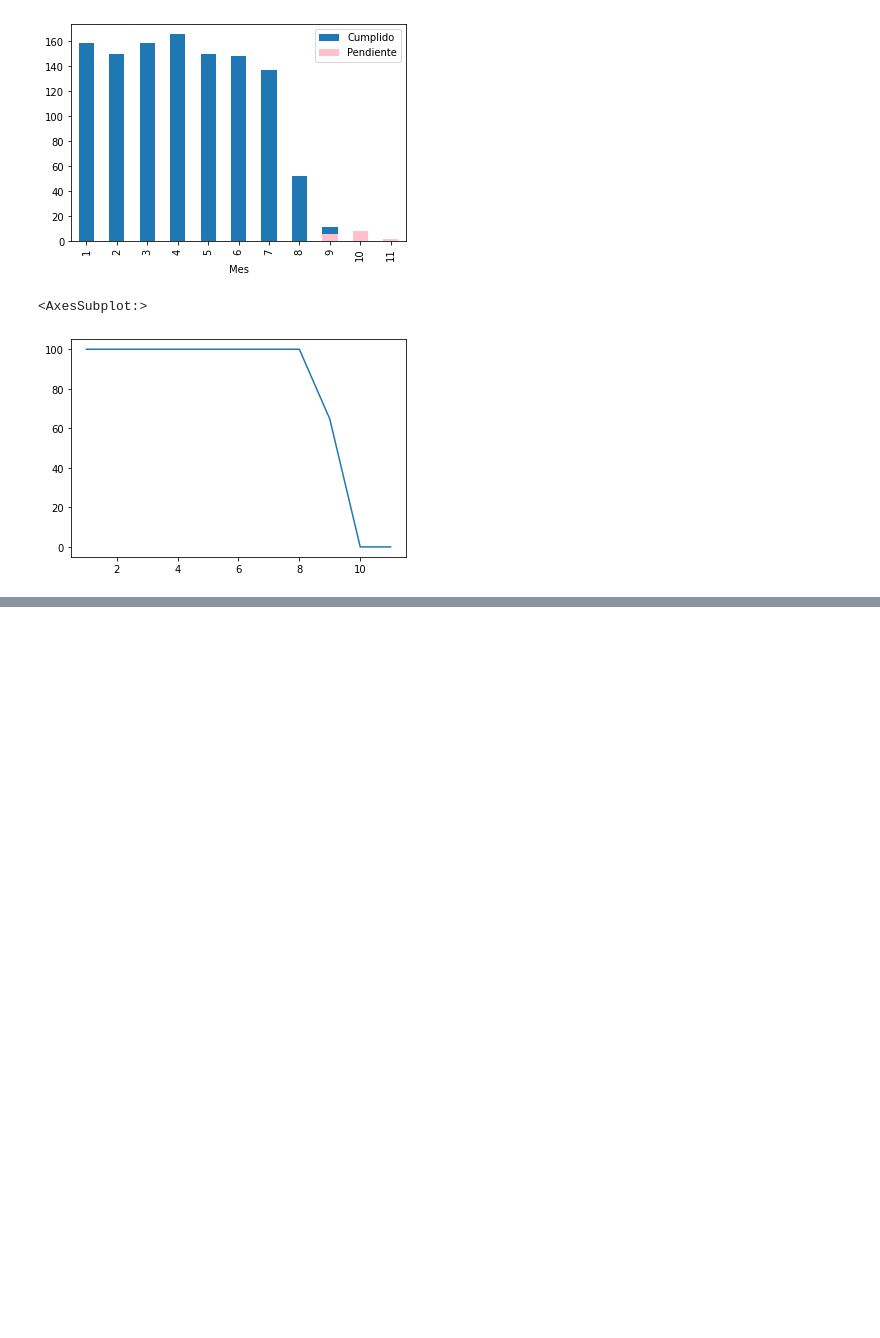
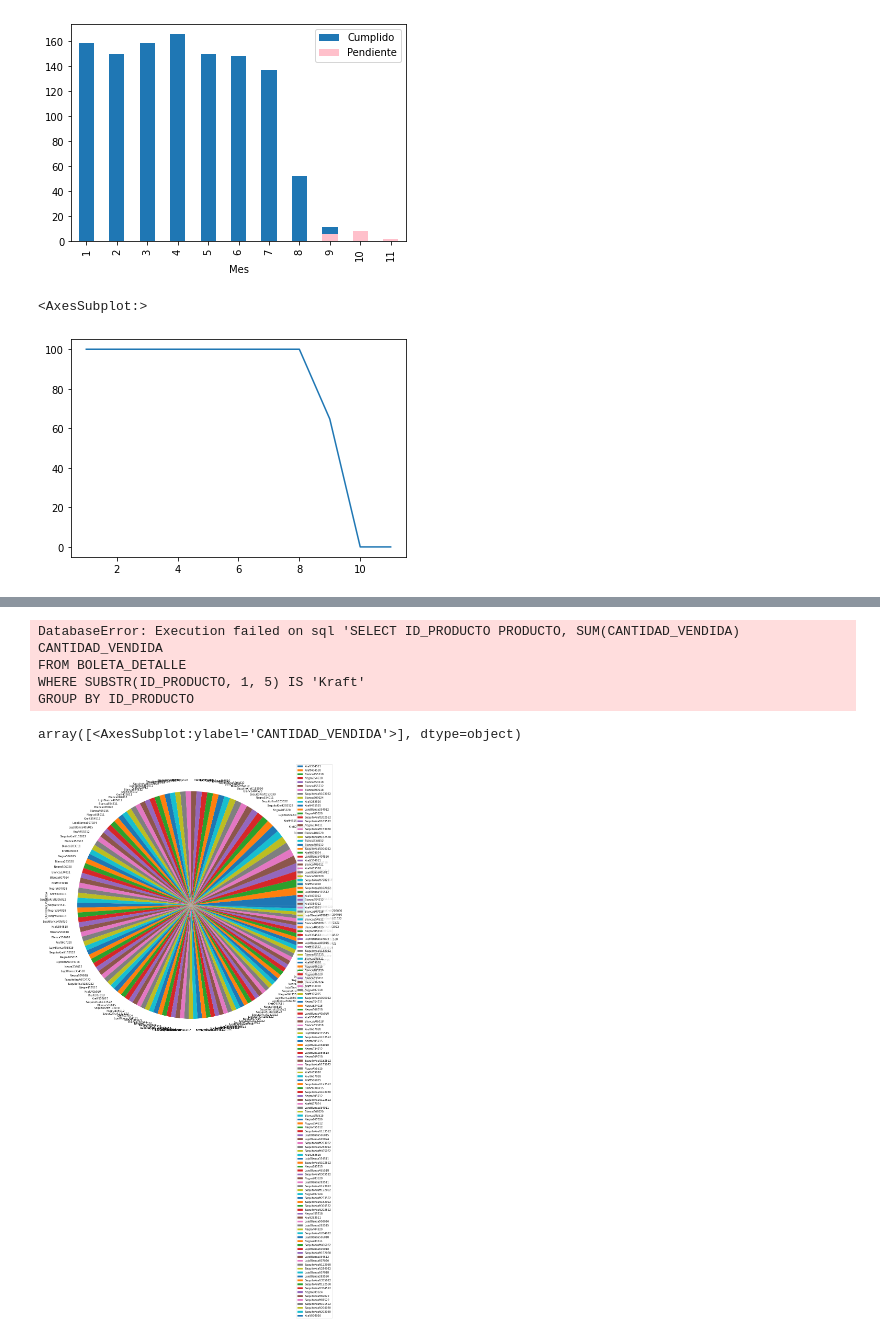
Before and after one commit to melipass/umayor-business-intelligence, a Jupyter notebook: tarea-1b/1 - Testing.ipynb, the cells around one changed output, grey strips where cells are left out. Drawn from its saved outputs; the diff is of its cells as text; code cells hidden in the pictures; blank space fills up the shorter version.

```diff
--- a/tarea-1b/1 - Testing.ipynb
+++ b/tarea-1b/1 - Testing.ipynb
@@ -280,0 +362,18 @@ cumplimiento["Porcentaje de cumplimiento"].plot(kind="line")
+# %%
+kraft_mas_vendidos = send_query("""SELECT ID_PRODUCTO PRODUCTO, SUM(CANTIDAD_VENDIDA) CANTIDAD_VENDIDA
+FROM BOLETA_DETALLE
+WHERE SUBSTR(ID_PRODUCTO, 1, 5) IS 'Kraft'
+GROUP BY ID_PRODUCTO
+ORDER BY 2 DESC
+""")
+productos_mas_vendidos
+# %% [output]
+DatabaseError: Execution failed on sql 'SELECT ID_PRODUCTO PRODUCTO, SUM(CANTIDAD_VENDIDA) CANTIDAD_VENDIDA
+FROM BOLETA_DETALLE
+WHERE SUBSTR(ID_PRODUCTO, 1, 5) IS 'Kraft'
+GROUP BY ID_PRODUCTO
+# %%
+productos_mas_vendidos.plot.pie(y="CANTIDAD_VENDIDA",subplots=True,figsize=(20,20))
+# %% [output]
+array([<AxesSubplot:ylabel='CANTIDAD_VENDIDA'>], dtype=object)
+[figure, added]
```
Also changed, not shown: parts of 20 cells of this notebook, 1 other file.
